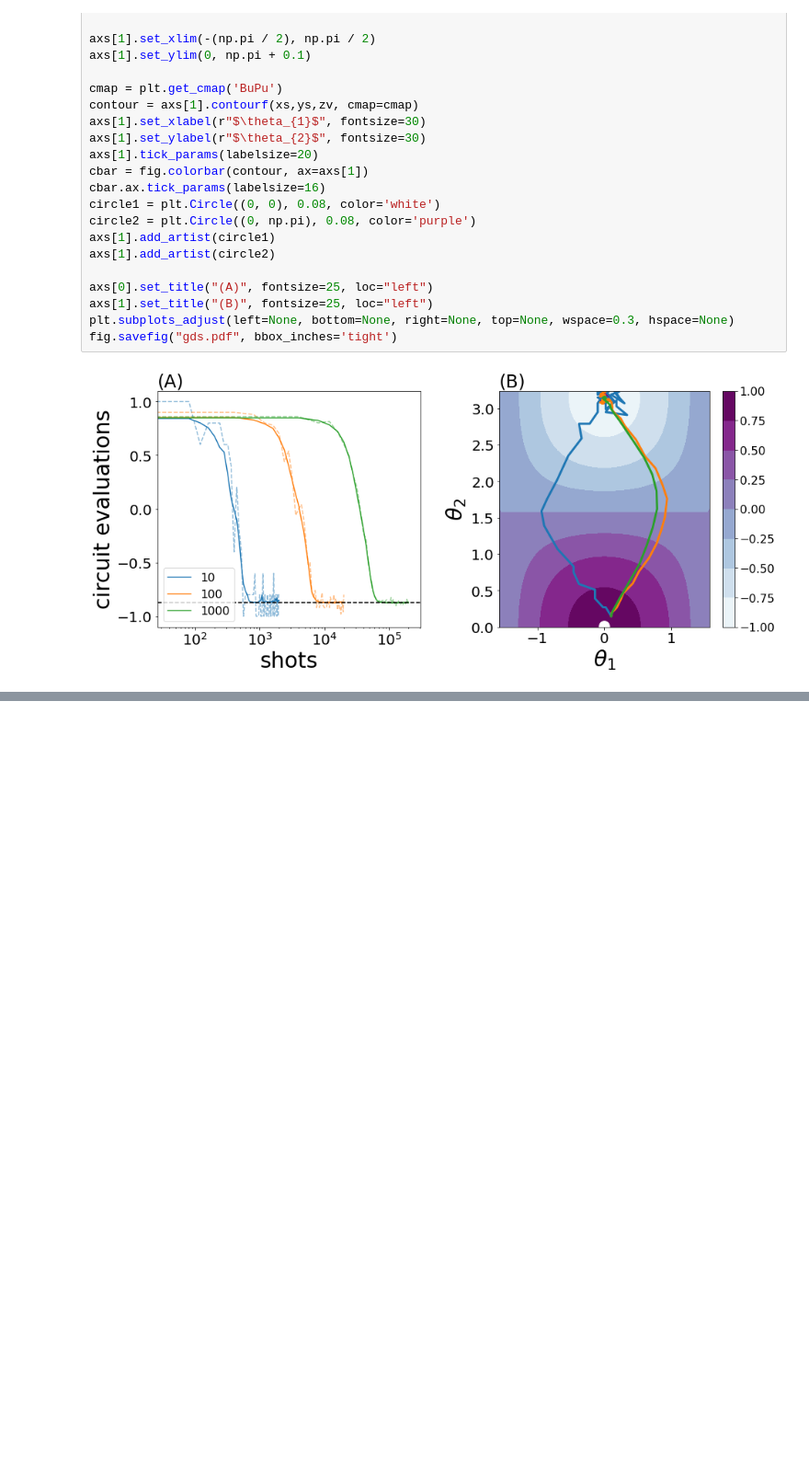
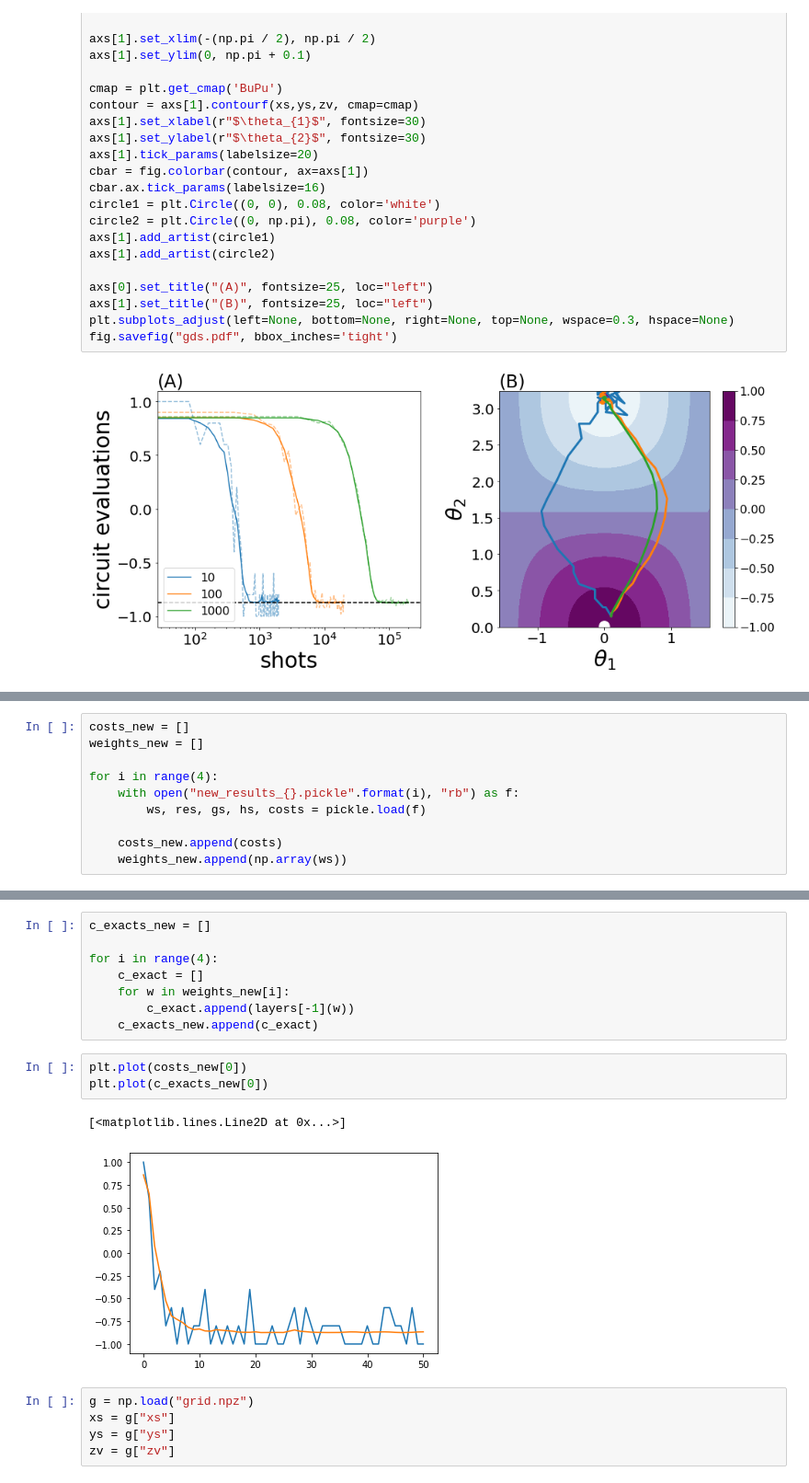
Before and after one commit to XanaduAI/derivatives-of-variational-circuits, a Jupyter notebook: optimizers/sim/simulator_analyze.ipynb, the cells around one changed output, grey strips where cells are left out. Shown: that part at 92% size. Drawn from its saved outputs; the diff is of its cells as text; blank space fills up the shorter version.

Commit message:
Update with extra plot

```diff
--- a/optimizers/sim/simulator_analyze.ipynb
+++ b/optimizers/sim/simulator_analyze.ipynb
@@ -332,0 +335,10 @@ fig.savefig("gds.pdf", bbox_inches='tight')
+# %%
+costs_new = []
+weights_new = []
+
+for i in range(4):
+    with open("new_results_{}.pickle".format(i), "rb") as f:
+        ws, res, gs, hs, costs = pickle.load(f)
+
+    costs_new.append(costs)
+    weights_new.append(np.array(ws))
@@ -332,0 +385,19 @@ fig.savefig("gds.pdf", bbox_inches='tight')
+# %%
+c_exacts_new = []
+
+for i in range(4):
+    c_exact = []
+    for w in weights_new[i]:
+        c_exact.append(layers[-1](w))
+    c_exacts_new.append(c_exact)
+# %%
+plt.plot(costs_new[0])
+plt.plot(c_exacts_new[0])
+# %% [output]
+[<matplotlib.lines.Line2D at 0x...>]
+[figure, added]
+# %%
+g = np.load("grid.npz")
+xs = g["xs"]
+ys = g["ys"]
+zv = g["zv"]
```
Also changed, not shown: parts of 14 cells of this notebook.
